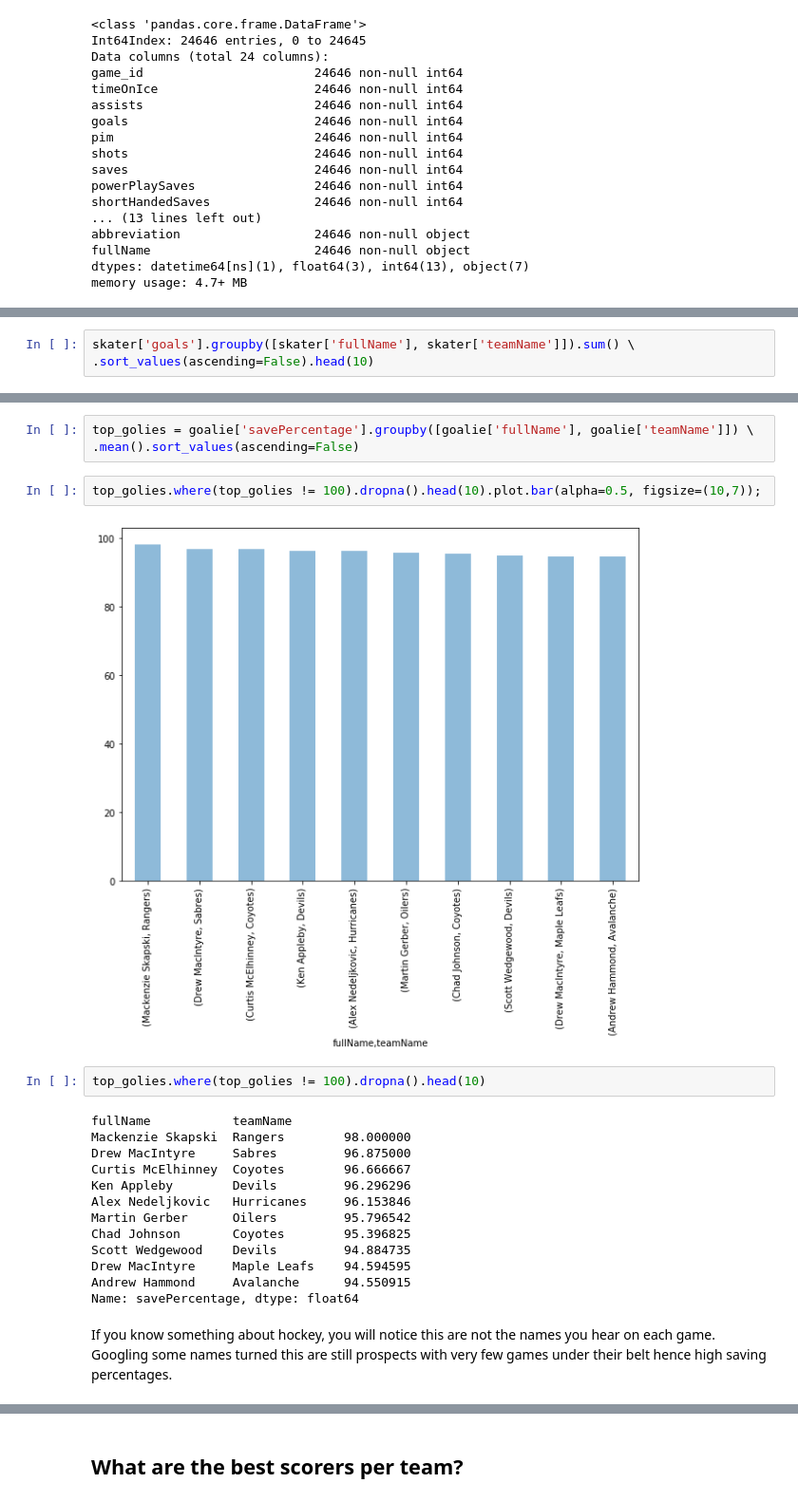
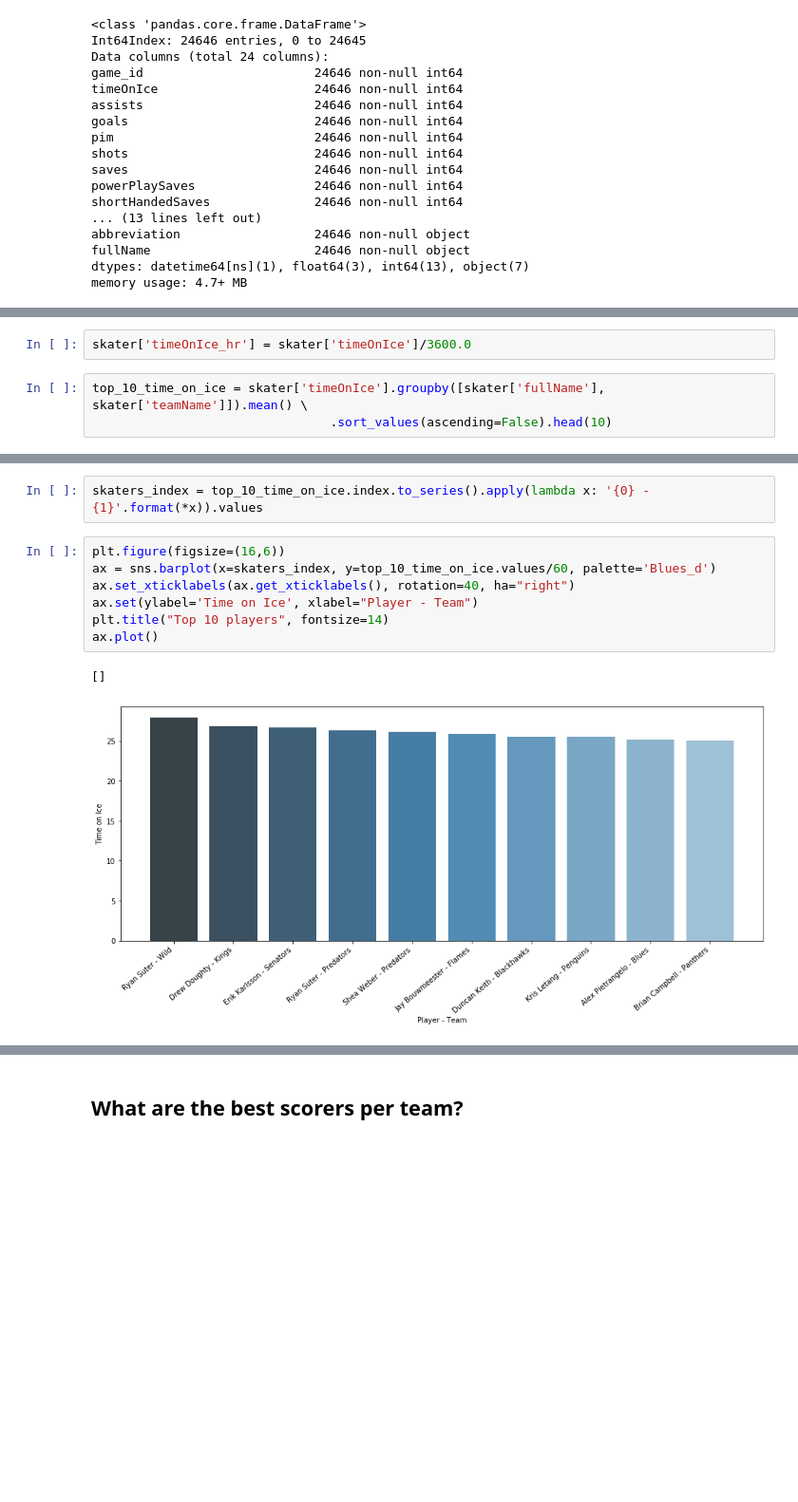
Before and after one commit to pwolter/HockeyStats, a Jupyter notebook: Hockey_fun.ipynb, the cells around one changed output, grey strips where cells are left out. Shown: that part at 95% size. Drawn from its saved outputs; the diff is of its cells as text; blank space fills up the shorter version.

```diff
--- a/Hockey_fun.ipynb
+++ b/Hockey_fun.ipynb
@@ -432,3 +447,5 @@ skater['goals'].groupby([skater['fullName'], skater['teamName']]).sum() \
+# %%
+skater['timeOnIce_hr'] = skater['timeOnIce']/3600.0
 # %%
-skater['goals'].groupby([skater['fullName'], skater['teamName']]).sum() \
-.sort_values(ascending=False).head(10)
+top_10_time_on_ice = skater['timeOnIce'].groupby([skater['fullName'], skater['teamName']]).mean() \
+                                .sort_values(ascending=False).head(10)
@@ -448,24 +452,12 @@ Name: goals, dtype: int64
-# %%
-top_golies = goalie['savePercentage'].groupby([goalie['fullName'], goalie['teamName']]) \
-.mean().sort_values(ascending=False)
-# %%
-top_golies.where(top_golies != 100).dropna().head(10).plot.bar(alpha=0.5, figsize=(10,7));
-# %% [output]
-[figure, removed]
-# %%
-top_golies.where(top_golies != 100).dropna().head(10)
-# %% [output]
-fullName           teamName
-Mackenzie Skapski  Rangers        98.000000
-Drew MacIntyre     Sabres         96.875000
-Curtis McElhinney  Coyotes        96.666667
-Ken Appleby        Devils         96.296296
-Alex Nedeljkovic   Hurricanes     96.153846
-Martin Gerber      Oilers         95.796542
-Chad Johnson       Coyotes        95.396825
-Scott Wedgewood    Devils         94.884735
-Drew MacIntyre     Maple Leafs    94.594595
-Andrew Hammond     Avalanche      94.550915
-Name: savePercentage, dtype: float64
-# %% [markdown]
-If you know something about hockey, you will notice this are not the names you hear on each game. Googling some names turned this are still prospects with very few games under their belt hence high saving percentages.
+# %%
+skaters_index = top_10_time_on_ice.index.to_series().apply(lambda x: '{0} - {1}'.format(*x)).values
+# %%
+plt.figure(figsize=(16,6))
+ax = sns.barplot(x=skaters_index, y=top_10_time_on_ice.values/60, palette='Blues_d')
+ax.set_xticklabels(ax.get_xticklabels(), rotation=40, ha="right")
+ax.set(ylabel='Time on Ice', xlabel="Player - Team")
+plt.title("Top 10 players", fontsize=14)
+ax.plot()
+# %% [output]
+[]
+[figure, added]
```
Also changed, not shown: parts of 23 cells of this notebook, 1 other file.
